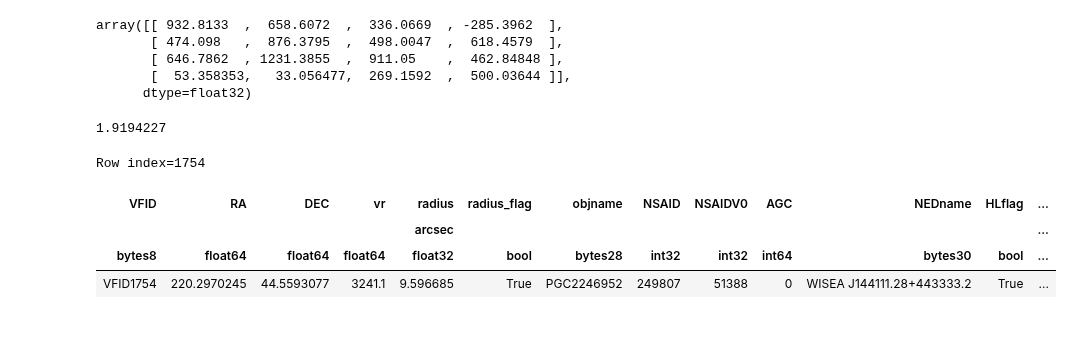
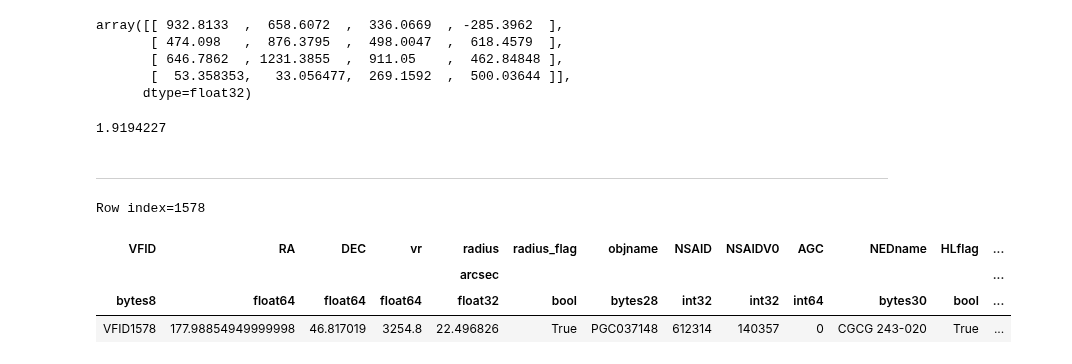
Before and after one commit to Kyssuber/research, a Jupyter notebook: circular_aperture_snr.ipynb, the cells around one changed output. Saved outputs shown, nothing was run; the diff lists cells and outputs as text; code cells hidden in the pictures; blank space fills up the shorter version.

```diff
--- a/circular_aperture_snr.ipynb
+++ b/circular_aperture_snr.ipynb
@@ -185,16 +185,18 @@ array([[ 932.8133  ,  658.6072  ,  336.0669  , -285.3962  ],
 np.sqrt(np.sum(hdu342_im.data**2))/np.sqrt(np.sum(hdu342_std.data**2))
 # %% [output]
 1.9194227
+# %% [markdown]
+-----
 # %%
 #below is scrap
 # %%
-vf[1754]
+vf[1578]
 # %% [output]
-Row index=1754
+Row index=1578
 | VFID | RA | DEC | vr | radius | radius_flag | objname | NSAID | NSAIDV0 | AGC | NEDname | HLflag | ... |
 |  |  |  |  | arcsec |  |  |  |  |  |  |  | ... |
 | bytes8 | float64 | float64 | float64 | float32 | bool | bytes28 | int32 | int32 | int64 | bytes30 | bool | ... |
-| VFID1754 | 220.2970245 | 44.5593077 | 3241.1 | 9.596685 | True | PGC2246952 | 249807 | 51388 | 0 | WISEA J144111.28+443333.2 | True | ... |
+| VFID1578 | 177.98854949999998 | 46.817019 | 3254.8 | 22.496826 | True | PGC037148 | 612314 | 140357 | 0 | CGCG 243-020 | True | ... |
 # %%
 #isolate galaxies with wonky trim dimensions
 indices = np.array([1440,1468,1479,1489,1535,1562,1602,1653,1662,1680,1682,1754,1774])
```
Also changed, not shown: parts of 5 cells of this notebook, 2 other files.
